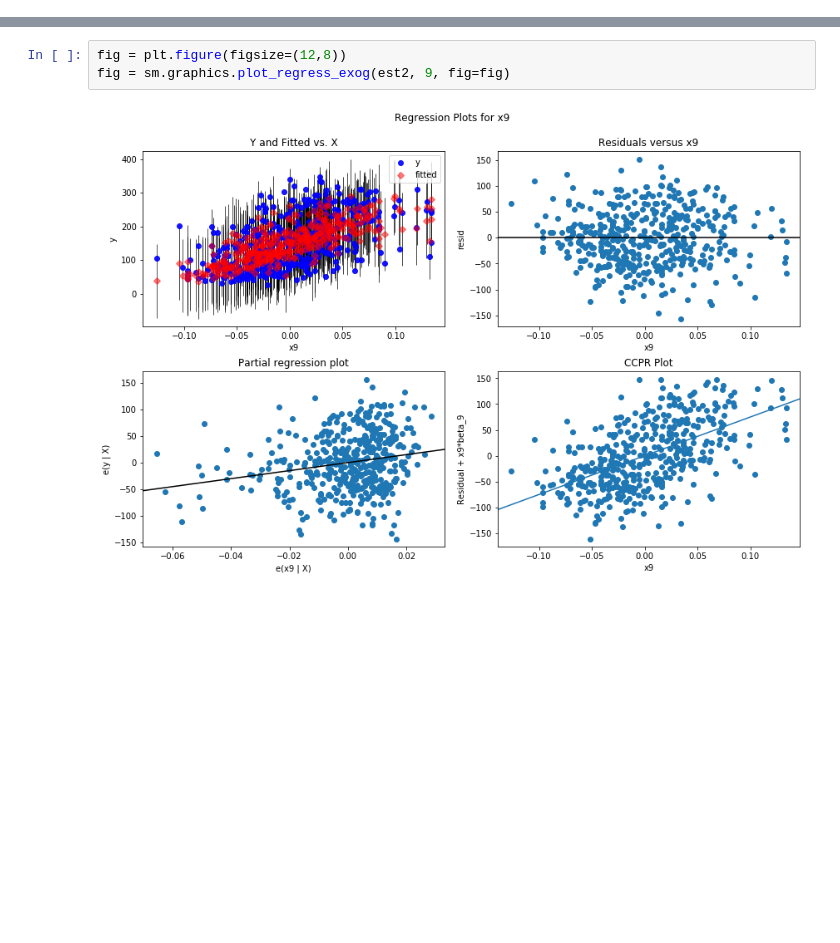
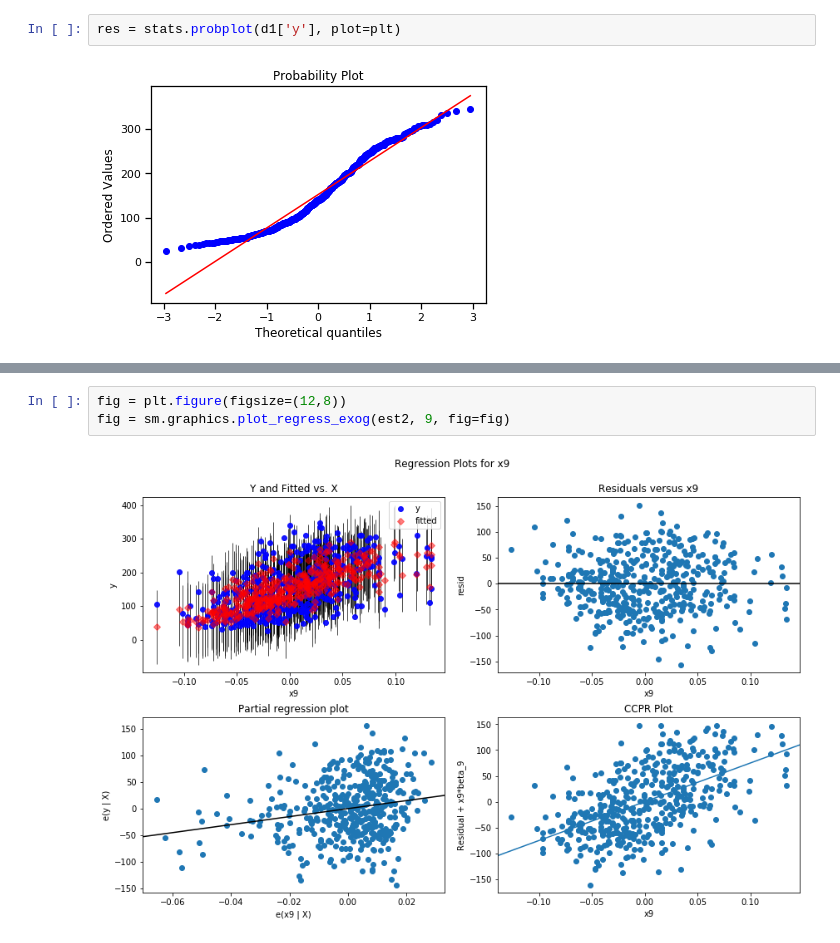
Before and after one commit to nandinijampala/SelfStudyNotes, a Jupyter notebook: Linear_Regression/Linear_regression.ipynb, the cells around one changed output, grey strips where cells are left out. Saved outputs shown, nothing was run; the diff lists cells and outputs as text; blank space fills up the shorter version.

```diff
--- a/Linear_Regression/Linear_regression.ipynb
+++ b/Linear_Regression/Linear_regression.ipynb
@@ -67,0 +70,4 @@ array([[ 1.        ,  0.03807591,  0.05068012, ..., -0.00259226,
+# %%
+res = stats.probplot(d1['y'], plot=plt)
+# %% [output]
+[figure, added]
```
Also changed, not shown: parts of 54 cells of this notebook, 10 other files.
